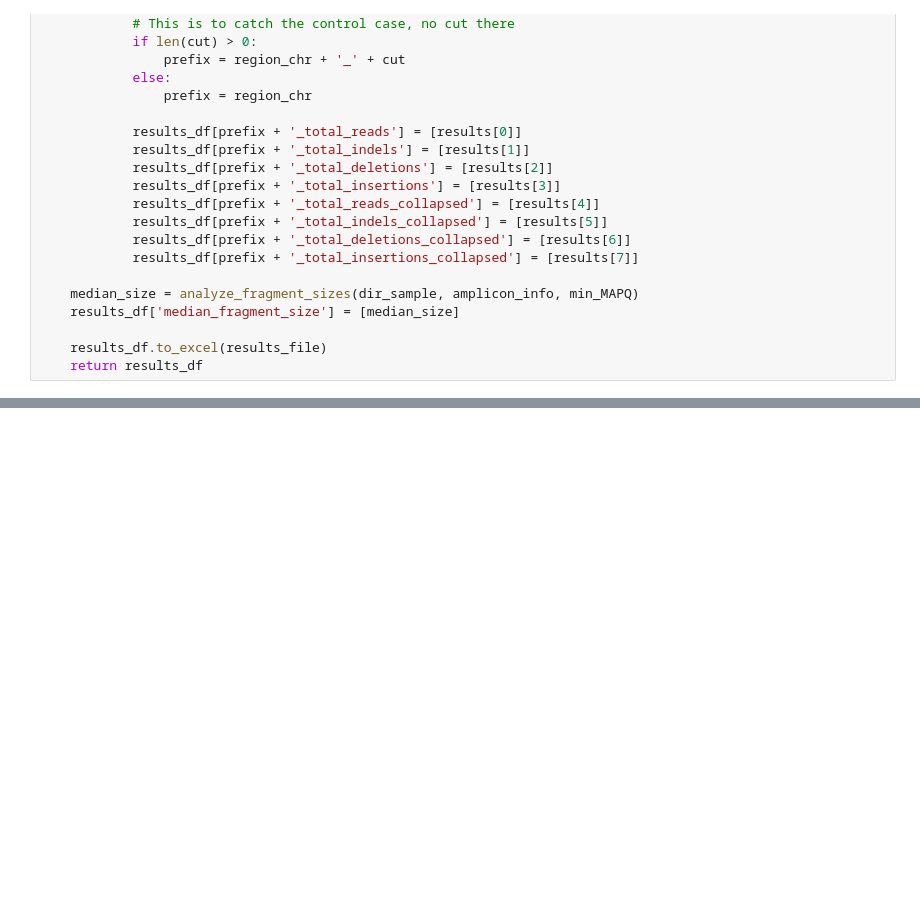
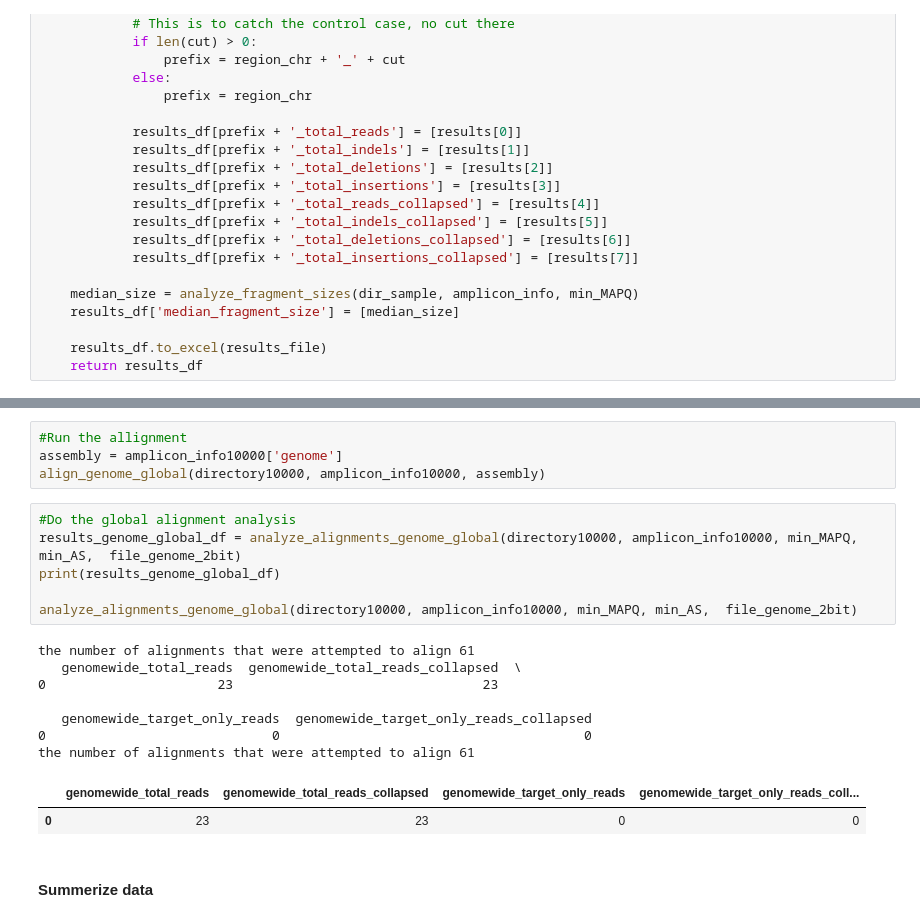
Before and after one commit to jaynagpaul/REPlacE_Analysis, a Jupyter notebook: PolbFwd_Uditas_Analysis.ipynb, the cells around one changed output, grey strips where cells are left out. Cells and saved outputs as stored; diff of their text form; blank space fills up the shorter version.

```diff
--- a/PolbFwd_Uditas_Analysis.ipynb
+++ b/PolbFwd_Uditas_Analysis.ipynb
@@ -1644,0 +1804,22 @@ analyze_alignments(directory10000, amplicon_info10000, window_size, amplicon_win
+# %%
+#Run the allignment
+assembly = amplicon_info10000['genome']
+align_genome_global(directory10000, amplicon_info10000, assembly)
+# %%
+#Do the global alignment analysis
+results_genome_global_df = analyze_alignments_genome_global(directory10000, amplicon_info10000, min_MAPQ, min_AS,  file_genome_2bit)
+print(results_genome_global_df)
+
+analyze_alignments_genome_global(directory10000, amplicon_info10000, min_MAPQ, min_AS,  file_genome_2bit)
+# %% [output]
+the number of alignments that were attempted to align 61
+   genomewide_total_reads  genomewide_total_reads_collapsed  \
+0                      23                                23
+
+   genomewide_target_only_reads  genomewide_target_only_reads_collapsed
+0                             0                                       0
+the number of alignments that were attempted to align 61
+|  | genomewide_total_reads | genomewide_total_reads_collapsed | genomewide_target_only_reads | genomewide_target_only_reads_coll... |
+| 0 | 23 | 23 | 0 | 0 |
+# %% [markdown]
+#### Summerize data
```
Also changed, not shown: parts of 12 cells of this notebook.
